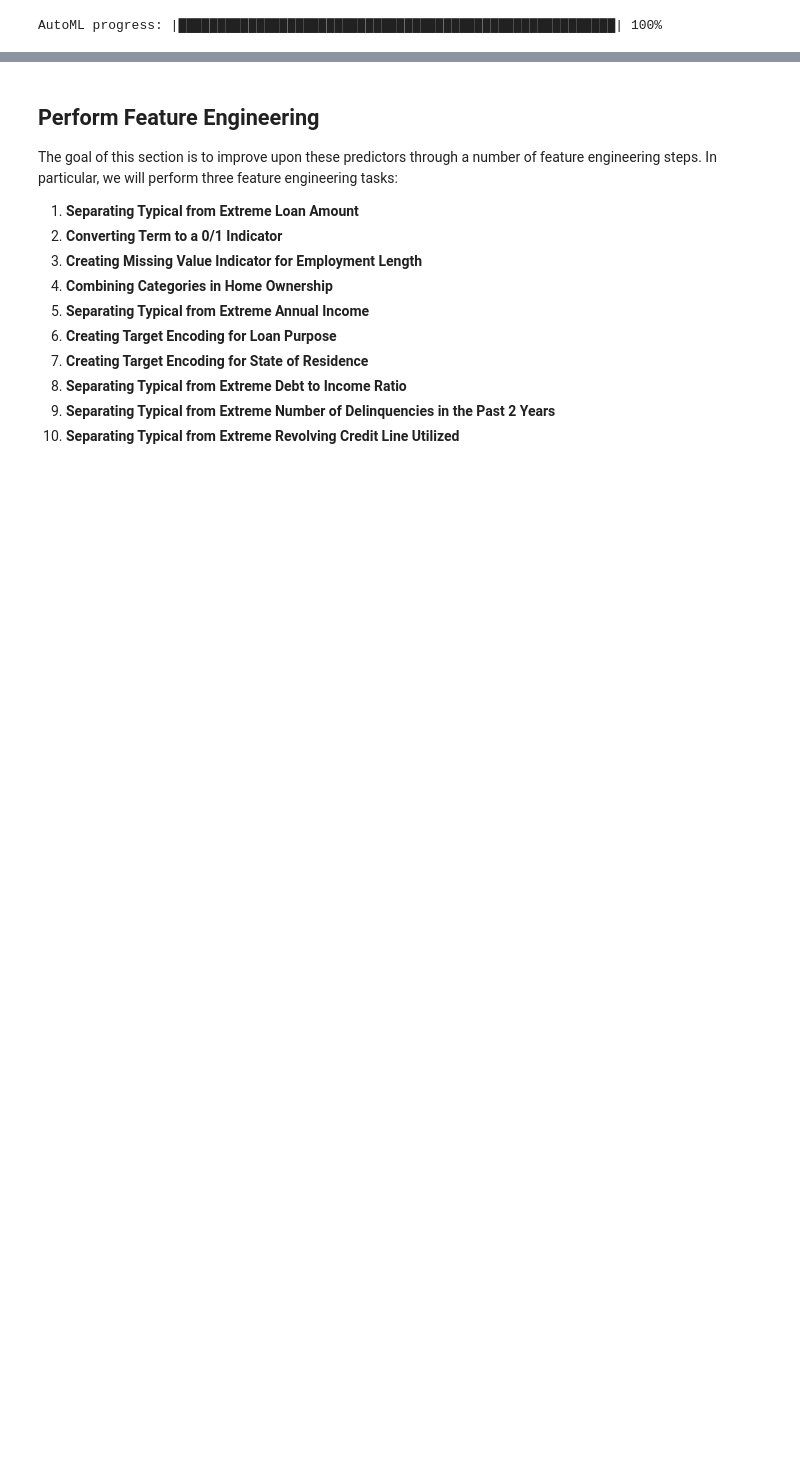
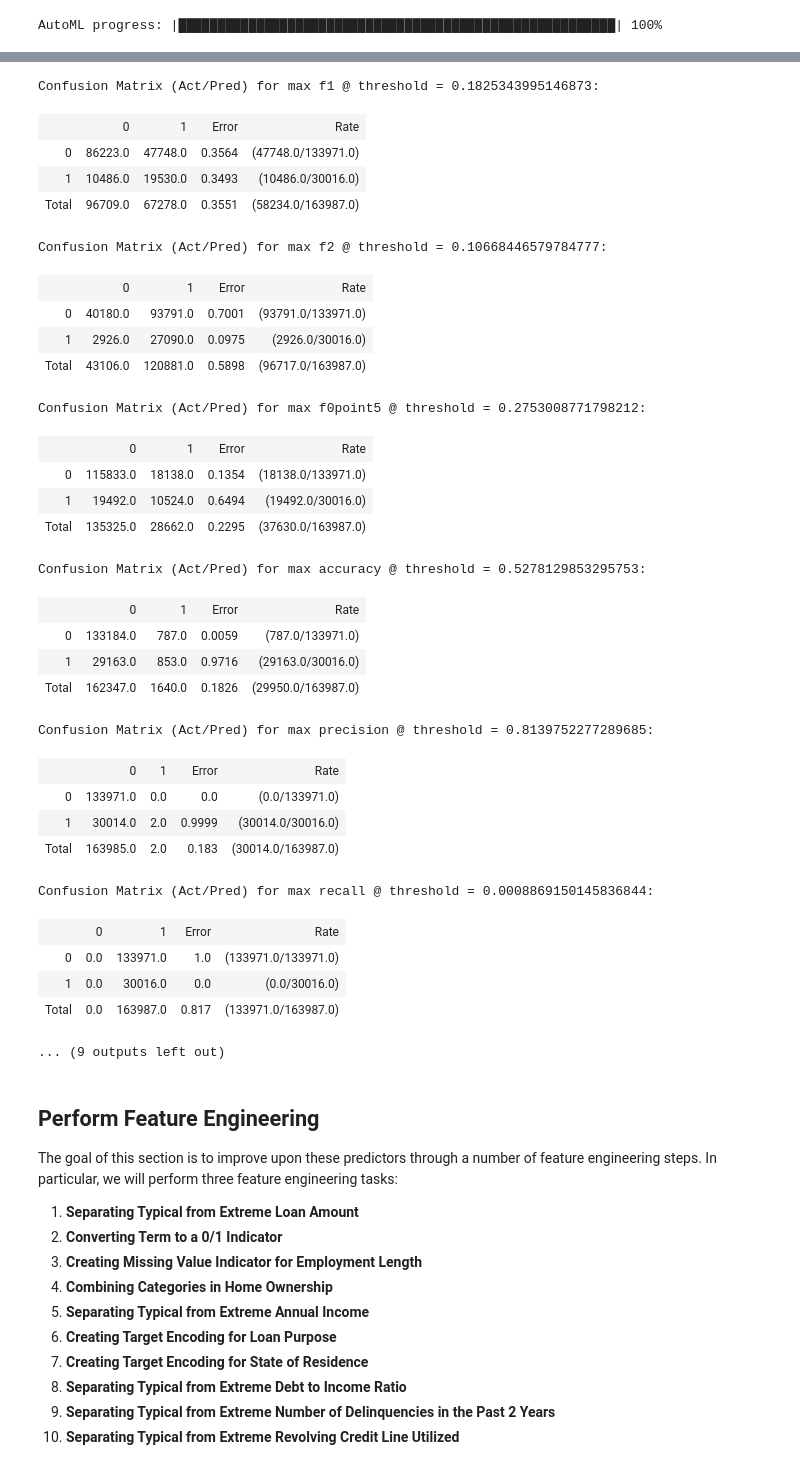
Before and after one commit to ninadsubhedar/CSYE_7245, a Jupyter notebook: H2O/H2O_automl_lending_club.ipynb, the cells around one changed output, grey strips where cells are left out. Drawn from its saved outputs; the diff is of its cells as text; code cells hidden in the pictures; blank space fills up the shorter version.

```diff
--- a/H2O/H2O_automl_lending_club.ipynb
+++ b/H2O/H2O_automl_lending_club.ipynb
@@ -276,3 +276,38 @@ print(best_model.logloss(train = True))
+# %%
+cf=best_model.confusion_matrix(metrics=["f1","f2","f0point5","accuracy","precision","recall","specificity","absolute_mcc","min_per_class_accuracy","mean_per_class_accuracy"])
+cf
+# %% [output]
+Confusion Matrix (Act/Pred) for max f1 @ threshold = 0.1825343995146873:
+|  | 0 | 1 | Error | Rate |
+| 0 | 86223.0 | 47748.0 | 0.3564 | (47748.0/133971.0) |
+| 1 | 10486.0 | 19530.0 | 0.3493 | (10486.0/30016.0) |
+| Total | 96709.0 | 67278.0 | 0.3551 | (58234.0/163987.0) |
+Confusion Matrix (Act/Pred) for max f2 @ threshold = 0.10668446579784777:
+|  | 0 | 1 | Error | Rate |
+| 0 | 40180.0 | 93791.0 | 0.7001 | (93791.0/133971.0) |
+| 1 | 2926.0 | 27090.0 | 0.0975 | (2926.0/30016.0) |
+| Total | 43106.0 | 120881.0 | 0.5898 | (96717.0/163987.0) |
+Confusion Matrix (Act/Pred) for max f0point5 @ threshold = 0.2753008771798212:
+|  | 0 | 1 | Error | Rate |
+| 0 | 115833.0 | 18138.0 | 0.1354 | (18138.0/133971.0) |
+| 1 | 19492.0 | 10524.0 | 0.6494 | (19492.0/30016.0) |
+| Total | 135325.0 | 28662.0 | 0.2295 | (37630.0/163987.0) |
+Confusion Matrix (Act/Pred) for max accuracy @ threshold = 0.5278129853295753:
+|  | 0 | 1 | Error | Rate |
+| 0 | 133184.0 | 787.0 | 0.0059 | (787.0/133971.0) |
+| 1 | 29163.0 | 853.0 | 0.9716 | (29163.0/30016.0) |
+| Total | 162347.0 | 1640.0 | 0.1826 | (29950.0/163987.0) |
+Confusion Matrix (Act/Pred) for max precision @ threshold = 0.8139752277289685:
+|  | 0 | 1 | Error | Rate |
+| 0 | 133971.0 | 0.0 | 0.0 | (0.0/133971.0) |
+| 1 | 30014.0 | 2.0 | 0.9999 | (30014.0/30016.0) |
+| Total | 163985.0 | 2.0 | 0.183 | (30014.0/163987.0) |
+Confusion Matrix (Act/Pred) for max recall @ threshold = 0.0008869150145836844:
+|  | 0 | 1 | Error | Rate |
+| 0 | 0.0 | 133971.0 | 1.0 | (133971.0/133971.0) |
+| 1 | 0.0 | 30016.0 | 0.0 | (0.0/30016.0) |
+| Total | 0.0 | 163987.0 | 0.817 | (133971.0/163987.0) |
+... (9 outputs left out)
 # %% [markdown]
 ## Perform Feature Engineering
 
```
Also changed, not shown: parts of 16 cells of this notebook.
